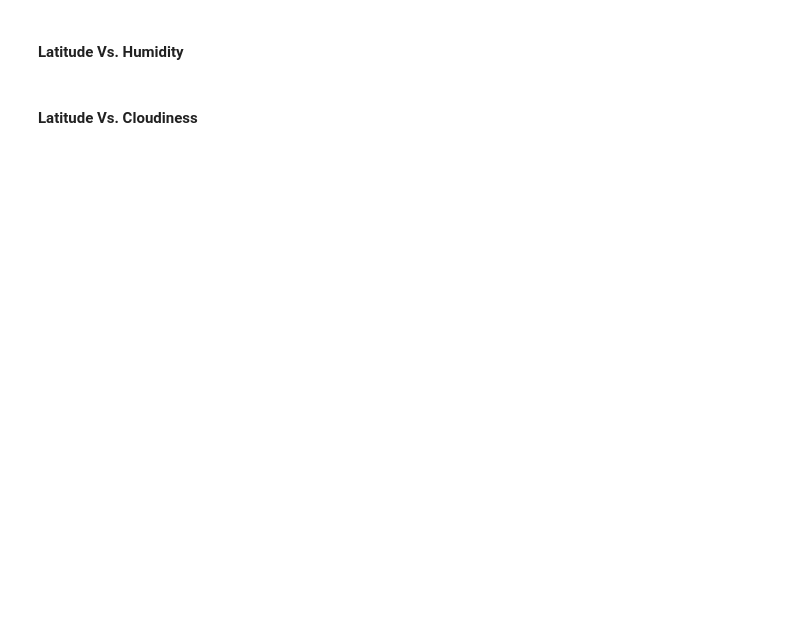
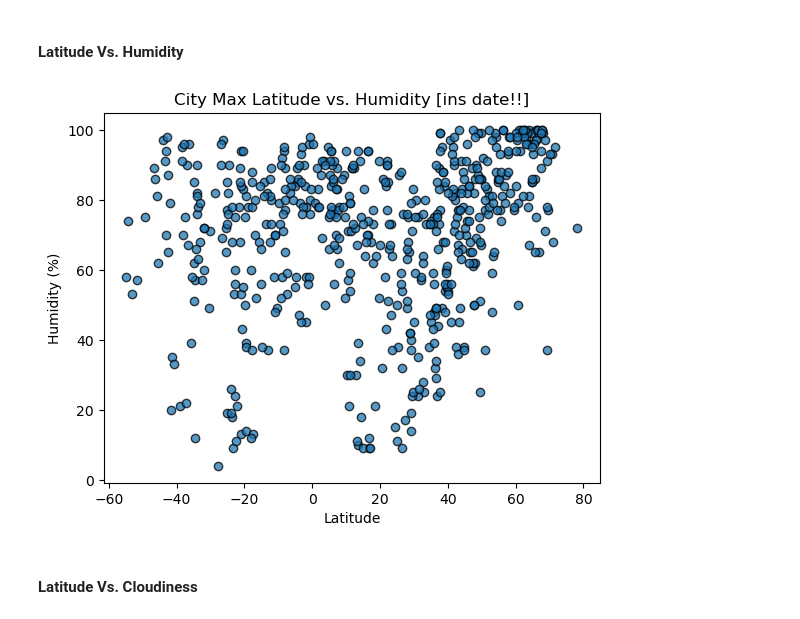
Before and after one commit to gfsiciliani/python-api-challenge, a Jupyter notebook: WeatherPy/WeatherPy-complete.ipynb, the cells around one changed output. Drawn from its saved outputs; the diff is of its cells as text; code cells hidden in the pictures; blank space fills up the shorter version.

```diff
--- a/WeatherPy/WeatherPy-complete.ipynb
+++ b/WeatherPy/WeatherPy-complete.ipynb
@@ -203,16 +207,21 @@ plt.show()
 #### Latitude Vs. Humidity
 # %%
 # Build the scatter plots for latitude vs. humidity
-# YOUR CODE HERE
+plt.scatter(city_data_df['Lat'], city_data_df['Humidity'], edgecolors="black", alpha=0.75)
+
 
 # Incorporate the other graph properties
-# YOUR CODE HERE
+plt.title('City Max Latitude vs. Humidity [ins date!!]')
+plt.ylabel('Humidity (%)')
+plt.xlabel('Latitude')
 
 # Save the figure
 plt.savefig("output_data/Fig2.png")
 
 # Show plot
 plt.show()
+# %% [output]
+[figure, added]
 # %% [markdown]
 #### Latitude Vs. Cloudiness
 # %%
```
Also changed, not shown: parts of 28 cells of this notebook, 5 other files.
